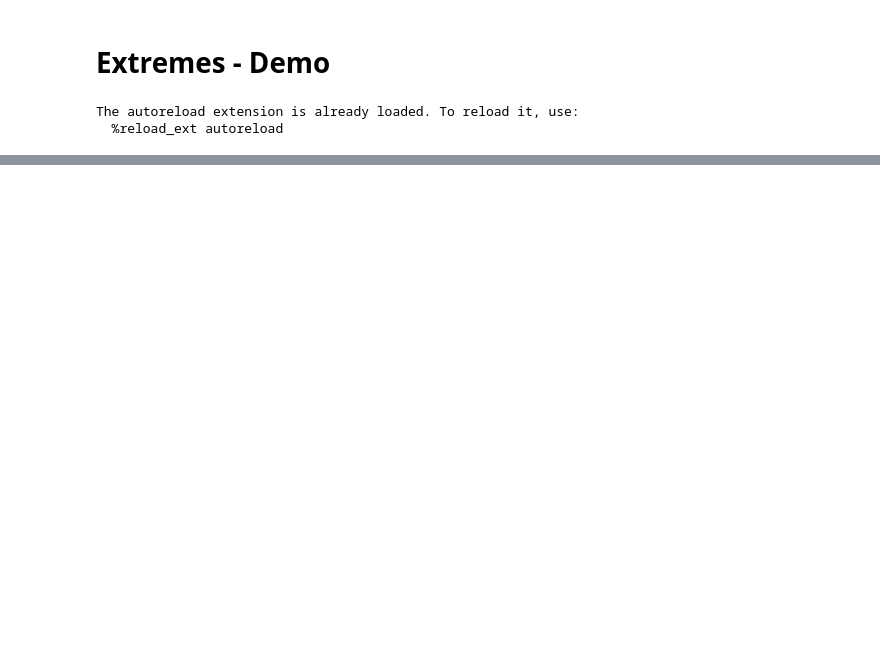
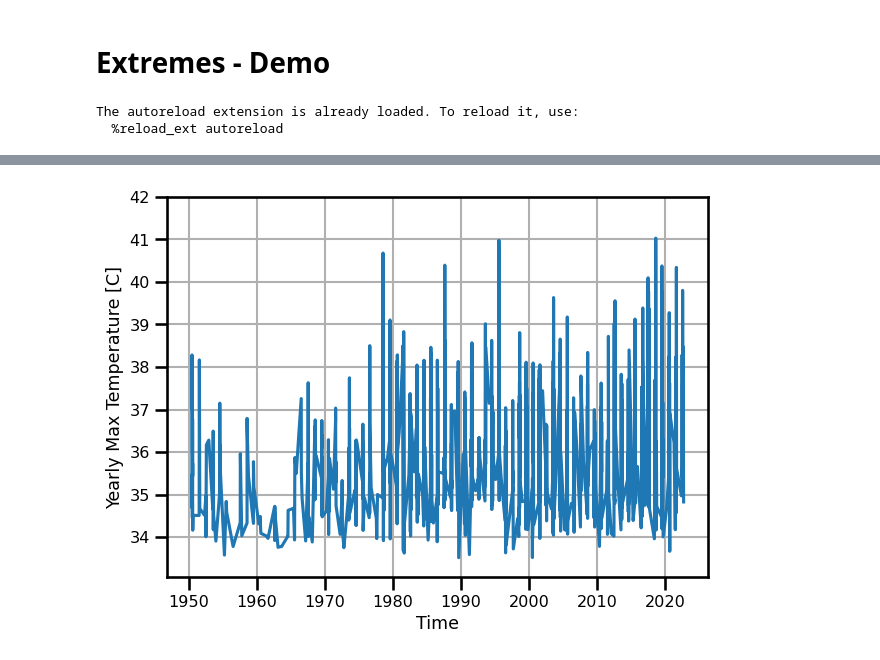
Before and after one commit to jejjohnson/geo_toolz, a Jupyter notebook: notebooks/extremes/extremes_demo_ts.ipynb, the cells around one changed output, grey strips where cells are left out. Saved outputs shown, nothing was run; the diff lists cells and outputs as text; code cells hidden in the pictures; blank space fills up the shorter version.

```diff
--- a/notebooks/extremes/extremes_demo_ts.ipynb
+++ b/notebooks/extremes/extremes_demo_ts.ipynb
@@ -64,0 +195,3 @@ Attributes: (0)
+# %%
+# resample time series
+extremes = ds_madrid.t2m.compute()
@@ -64,0 +204,8 @@ Attributes: (0)
+# %%
+# calculate threshold
+extremes_ = extremes.where(extremes >= threshold, drop=True)
+# "decluster"
+extremes_ = extremes_.coarsen(time=10, side="center", boundary="trim").max()
+# extremes_ = extremes_.rolling(time=30, center=True).max()
+extremes_
+# .coarsen(time=30, side="center", boundary="trim").reduce(lambda x: x>)
@@ -64,0 +225,16 @@ Attributes: (0)
+# %%
+fig, ax = plt.subplots()
+
+extremes_.plot(ax=ax)
+ax.set(
+    xlabel="Time",
+    ylabel="Yearly Max Temperature [C]",
+    ylim=[threshold, 42],
+    title=""
+)
+plt.grid(which="both", visible=True)
+
+plt.tight_layout()
+plt.show()
+# %% [output]
+[figure, added]
```
Also changed, not shown: parts of 23 cells of this notebook, 7 other files.
